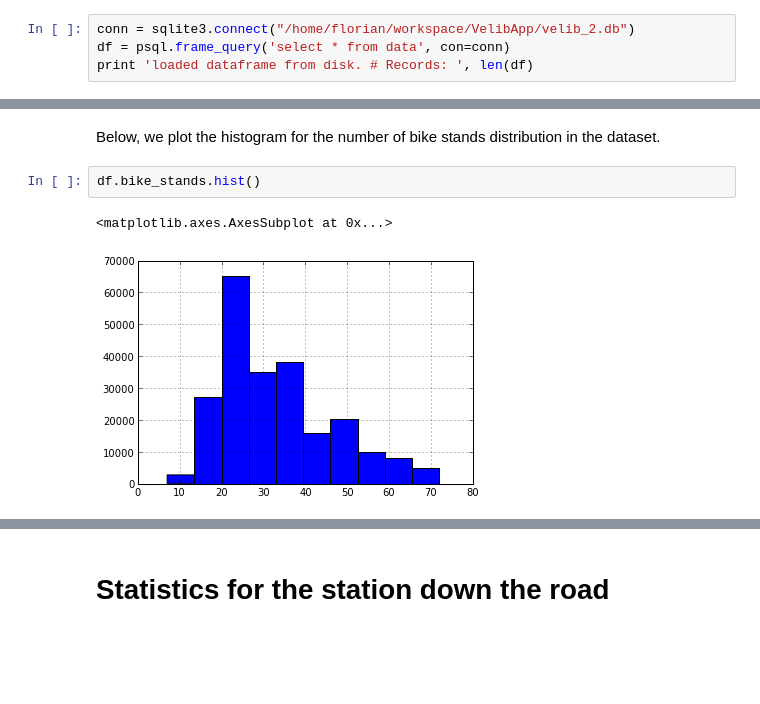
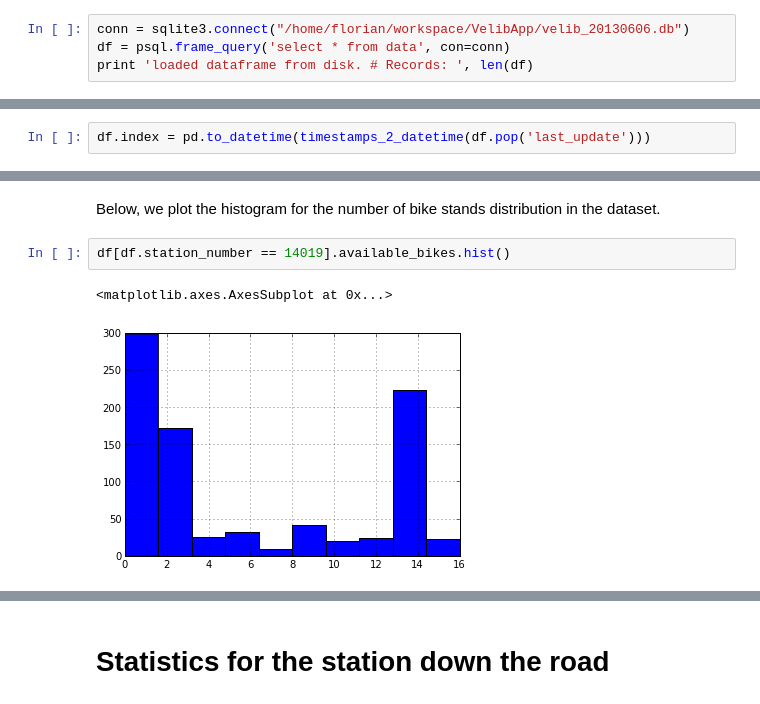
Before and after one commit to flothesof/VelibApp, a Jupyter notebook: Data Analysis.ipynb, the cells around one changed output, grey strips where cells are left out. Drawn from its saved outputs; the diff is of its cells as text; blank space fills up the shorter version.

```diff
--- a/Data Analysis.ipynb
+++ b/Data Analysis.ipynb
@@ -7,7 +12,7 @@ import numpy as np
 import sqlite3
 import pandas.io.sql as psql
 # %%
-conn = sqlite3.connect("/home/florian/workspace/VelibApp/velib_2.db")
+conn = sqlite3.connect("/home/florian/workspace/VelibApp/velib_20130606.db")
 df = psql.frame_query('select * from data', con=conn)
 print 'loaded dataframe from disk. # Records: ', len(df)
 # %% [output]
@@ -15,3 +22,5 @@ loaded dataframe from disk. # Records:  227492
+# %%
+df.index = pd.to_datetime(timestamps_2_datetime(df.pop('last_update')))
 # %% [markdown]
 # Database description
 # %%
@@ -54,8 +60,8 @@ print timestamps_2_datetime(df[df.station_number == 31705].last_update)[:10]
 # Global statistics
 # %% [markdown]
 Below, we plot the histogram for the number of bike stands distribution in the dataset.
-# %%
-df.bike_stands.hist()
-# %% [output]
-<matplotlib.axes.AxesSubplot at 0x...>
-[figure, removed]
+# %%
+df[df.station_number == 14019].available_bikes.hist()
+# %% [output]
+<matplotlib.axes.AxesSubplot at 0x...>
+[figure, added]
```
Also changed, not shown: parts of 21 cells of this notebook.
